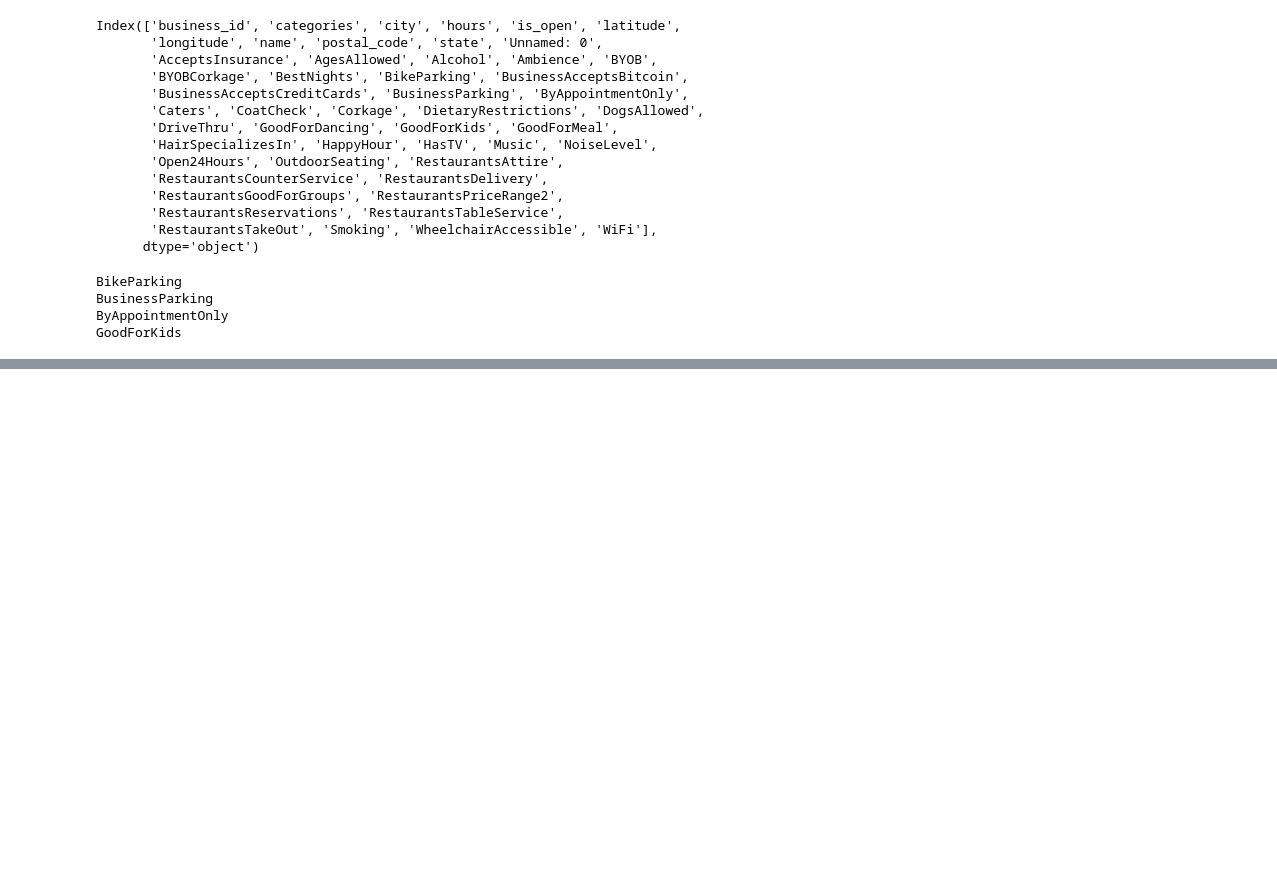
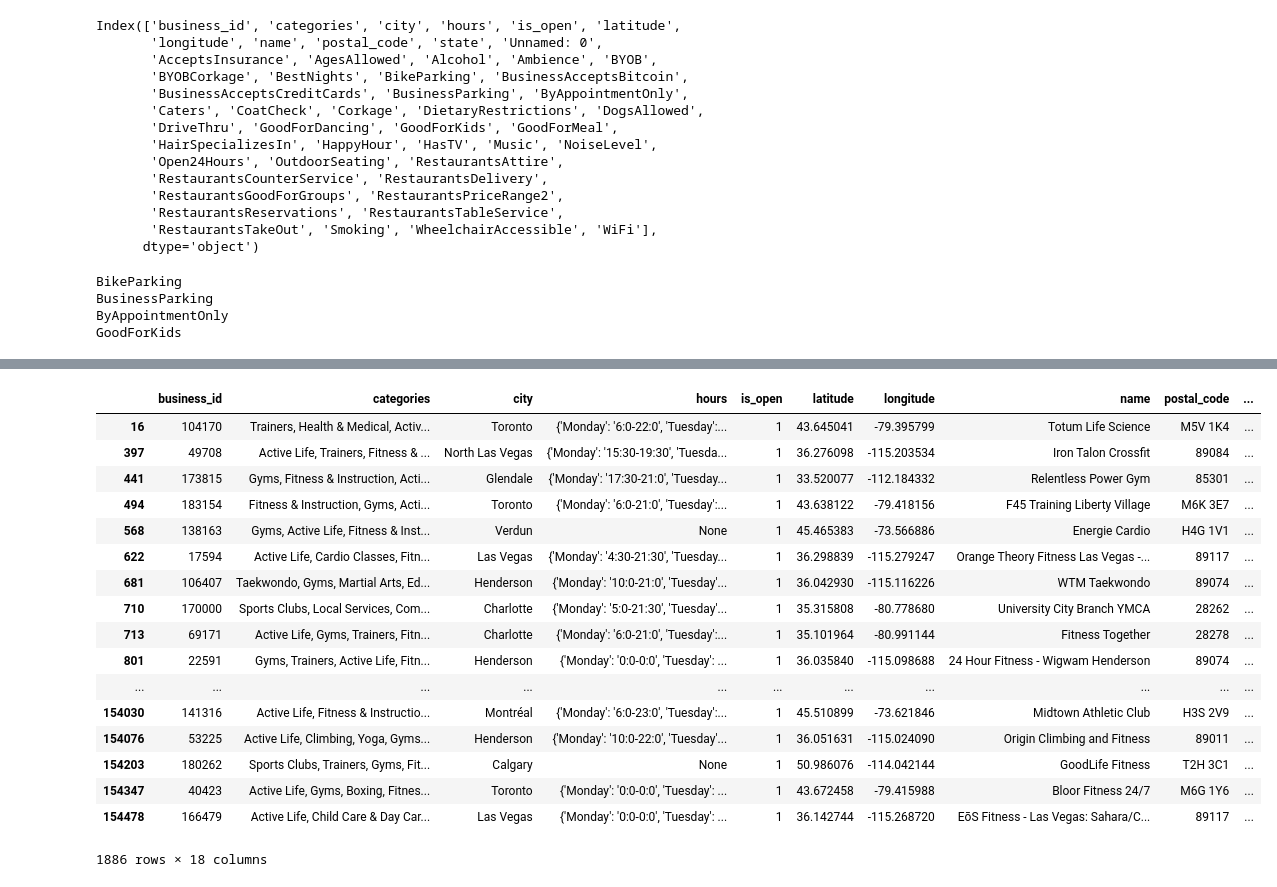
Before and after one commit to YunhuiQi/Stat628-Module2, a Jupyter notebook: gym.ipynb, the cells around one changed output, grey strips where cells are left out. Cells and saved outputs as stored; diff of their text form; code cells hidden in the pictures; blank space fills up the shorter version.

Commit message:
data after dealing with 'parking' column

```diff
--- a/gym.ipynb
+++ b/gym.ipynb
@@ -162,0 +180,15 @@ review_train
+# %%
+bs_pk = list(dict(business_train['BusinessParking']).values())
+# %%
+data = ({'garage': np.nan,
+         'street': np.nan,
+         'validated': np.nan,
+         'lot': np.nan,
+         'valet':np.nan})
+bs_parking = pd.DataFrame(data,index = [0])
+for num in range(1,len(bs_pk)):
+    try:
+        bs_parking = pd.concat([bs_parking, pd.DataFrame(eval(bs_pk[num]), index = [num])])
+        bs_parking[num:(num+1)] = (bs_parking[num:(num+1)] == 1.0)
+    except:
+        bs_parking = pd.concat([bs_parking, pd.DataFrame(data,index = [num])])
@@ -162,0 +210,31 @@ review_train
+# %%
+test = business_train
+test['garage_parking'] = bs_parking['garage']
+test['lot_parking'] = bs_parking['lot']
+test['street_parking'] = bs_parking['street']
+test['valet_parking'] = bs_parking['valet']
+test['validated_parking'] = bs_parking['validated']
+#garage,lot,street,valet,validated
+# %%
+business_train = test.drop(['BusinessParking'],axis = 1)
+# %%
+business_train
+# %% [output]
+|  | business_id | categories | city | hours | is_open | latitude | longitude | name | postal_code | ... |
+| 16 | 104170 | Trainers, Health & Medical, Activ... | Toronto | {'Monday': '6:0-22:0', 'Tuesday':... | 1 | 43.645041 | -79.395799 | Totum Life Science | M5V 1K4 | ... |
+| 397 | 49708 | Active Life, Trainers, Fitness & ... | North Las Vegas | {'Monday': '15:30-19:30', 'Tuesda... | 1 | 36.276098 | -115.203534 | Iron Talon Crossfit | 89084 | ... |
+| 441 | 173815 | Gyms, Fitness & Instruction, Acti... | Glendale | {'Monday': '17:30-21:0', 'Tuesday... | 1 | 33.520077 | -112.184332 | Relentless Power Gym | 85301 | ... |
+| 494 | 183154 | Fitness & Instruction, Gyms, Acti... | Toronto | {'Monday': '6:0-21:0', 'Tuesday':... | 1 | 43.638122 | -79.418156 | F45 Training Liberty Village | M6K 3E7 | ... |
+| 568 | 138163 | Gyms, Active Life, Fitness & Inst... | Verdun | None | 1 | 45.465383 | -73.566886 | Energie Cardio | H4G 1V1 | ... |
+| 622 | 17594 | Active Life, Cardio Classes, Fitn... | Las Vegas | {'Monday': '4:30-21:30', 'Tuesday... | 1 | 36.298839 | -115.279247 | Orange Theory Fitness Las Vegas -... | 89117 | ... |
+| 681 | 106407 | Taekwondo, Gyms, Martial Arts, Ed... | Henderson | {'Monday': '10:0-21:0', 'Tuesday'... | 1 | 36.042930 | -115.116226 | WTM Taekwondo | 89074 | ... |
+| 710 | 170000 | Sports Clubs, Local Services, Com... | Charlotte | {'Monday': '5:0-21:30', 'Tuesday'... | 1 | 35.315808 | -80.778680 | University City Branch YMCA | 28262 | ... |
+| 713 | 69171 | Active Life, Gyms, Trainers, Fitn... | Charlotte | {'Monday': '6:0-21:0', 'Tuesday':... | 1 | 35.101964 | -80.991144 | Fitness Together | 28278 | ... |
+| 801 | 22591 | Gyms, Trainers, Active Life, Fitn... | Henderson | {'Monday': '0:0-0:0', 'Tuesday': ... | 1 | 36.035840 | -115.098688 | 24 Hour Fitness - Wigwam Henderson | 89074 | ... |
+| ... | ... | ... | ... | ... | ... | ... | ... | ... | ... | ... |
+| 154030 | 141316 | Active Life, Fitness & Instructio... | Montréal | {'Monday': '6:0-23:0', 'Tuesday':... | 1 | 45.510899 | -73.621846 | Midtown Athletic Club | H3S 2V9 | ... |
+| 154076 | 53225 | Active Life, Climbing, Yoga, Gyms... | Henderson | {'Monday': '10:0-22:0', 'Tuesday'... | 1 | 36.051631 | -115.024090 | Origin Climbing and Fitness | 89011 | ... |
+| 154203 | 180262 | Sports Clubs, Trainers, Gyms, Fit... | Calgary | None | 1 | 50.986076 | -114.042144 | GoodLife Fitness | T2H 3C1 | ... |
+| 154347 | 40423 | Active Life, Gyms, Boxing, Fitnes... | Toronto | {'Monday': '0:0-0:0', 'Tuesday': ... | 1 | 43.672458 | -79.415988 | Bloor Fitness 24/7 | M6G 1Y6 | ... |
+| 154478 | 166479 | Active Life, Child Care & Day Car... | Las Vegas | {'Monday': '0:0-0:0', 'Tuesday': ... | 1 | 36.142744 | -115.268720 | EōS Fitness - Las Vegas: Sahara/C... | 89117 | ... |
+1886 rows × 18 columns
```
Also changed, not shown: parts of 6 cells of this notebook.
